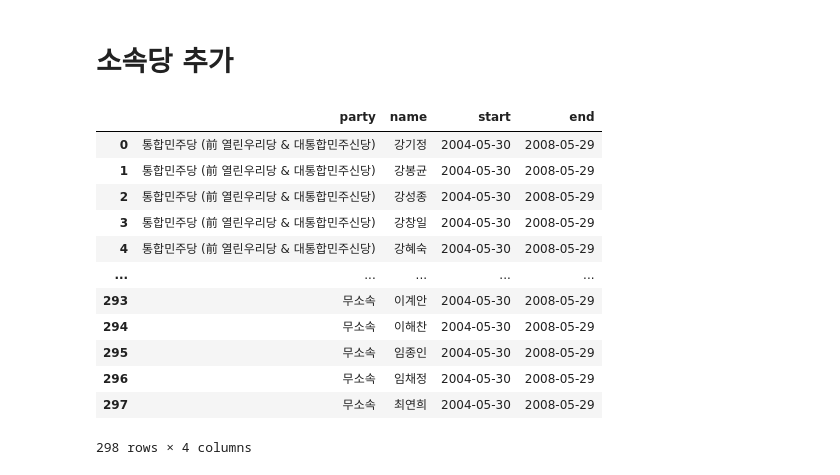
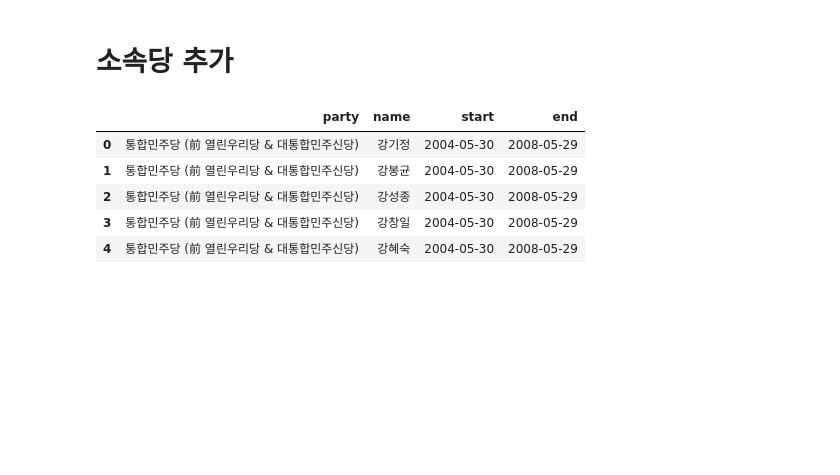
Before and after one commit to dw3624/-, a Jupyter notebook: 속기록 정리.ipynb, the cells around one changed output. Drawn from its saved outputs; the diff is of its cells as text; code cells hidden in the pictures; blank space fills up the shorter version.

```diff
--- a/속기록 정리.ipynb
+++ b/속기록 정리.ipynb
@@ -146,18 +182,12 @@ plt.show()
 # 소속당 추가
 # %%
 partymem17 = pd.read_csv('C:/Users/user/python/local/Congress_Meeting_Log/data/patymem17.csv')
-partymem17
+temp = partymem17
+temp.head()
 # %% [output]
 |  | party | name | start | end |
 | 0 | 통합민주당 (前 열린우리당 & 대통합민주신당) | 강기정 | 2004-05-30 | 2008-05-29 |
 | 1 | 통합민주당 (前 열린우리당 & 대통합민주신당) | 강봉균 | 2004-05-30 | 2008-05-29 |
 | 2 | 통합민주당 (前 열린우리당 & 대통합민주신당) | 강성종 | 2004-05-30 | 2008-05-29 |
 | 3 | 통합민주당 (前 열린우리당 & 대통합민주신당) | 강창일 | 2004-05-30 | 2008-05-29 |
 | 4 | 통합민주당 (前 열린우리당 & 대통합민주신당) | 강혜숙 | 2004-05-30 | 2008-05-29 |
-| ... | ... | ... | ... | ... |
-| 293 | 무소속 | 이계안 | 2004-05-30 | 2008-05-29 |
-| 294 | 무소속 | 이해찬 | 2004-05-30 | 2008-05-29 |
-| 295 | 무소속 | 임종인 | 2004-05-30 | 2008-05-29 |
-| 296 | 무소속 | 임채정 | 2004-05-30 | 2008-05-29 |
-| 297 | 무소속 | 최연희 | 2004-05-30 | 2008-05-29 |
-298 rows × 4 columns
```
Also changed, not shown: parts of 9 cells of this notebook, 1 other file.
